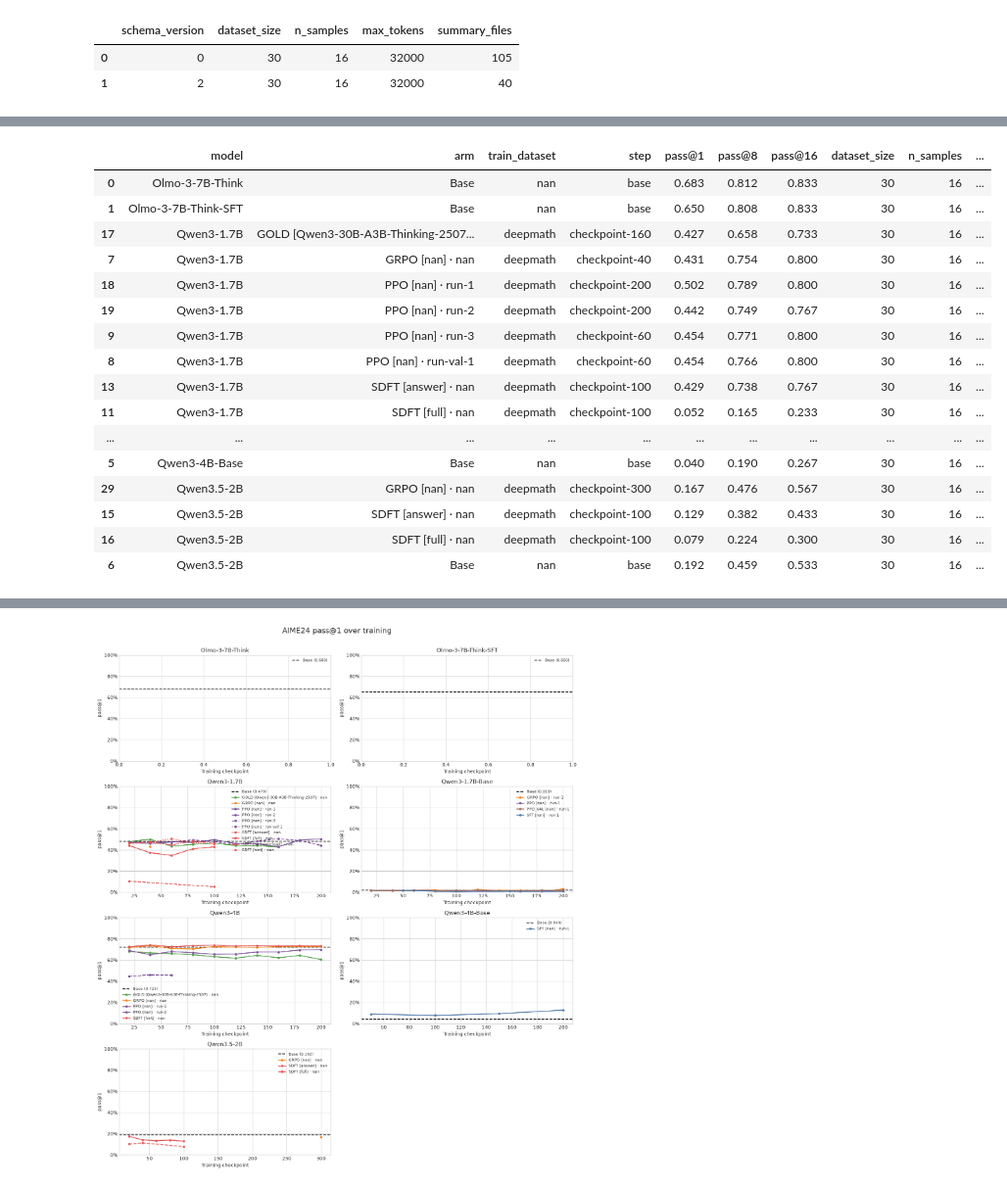
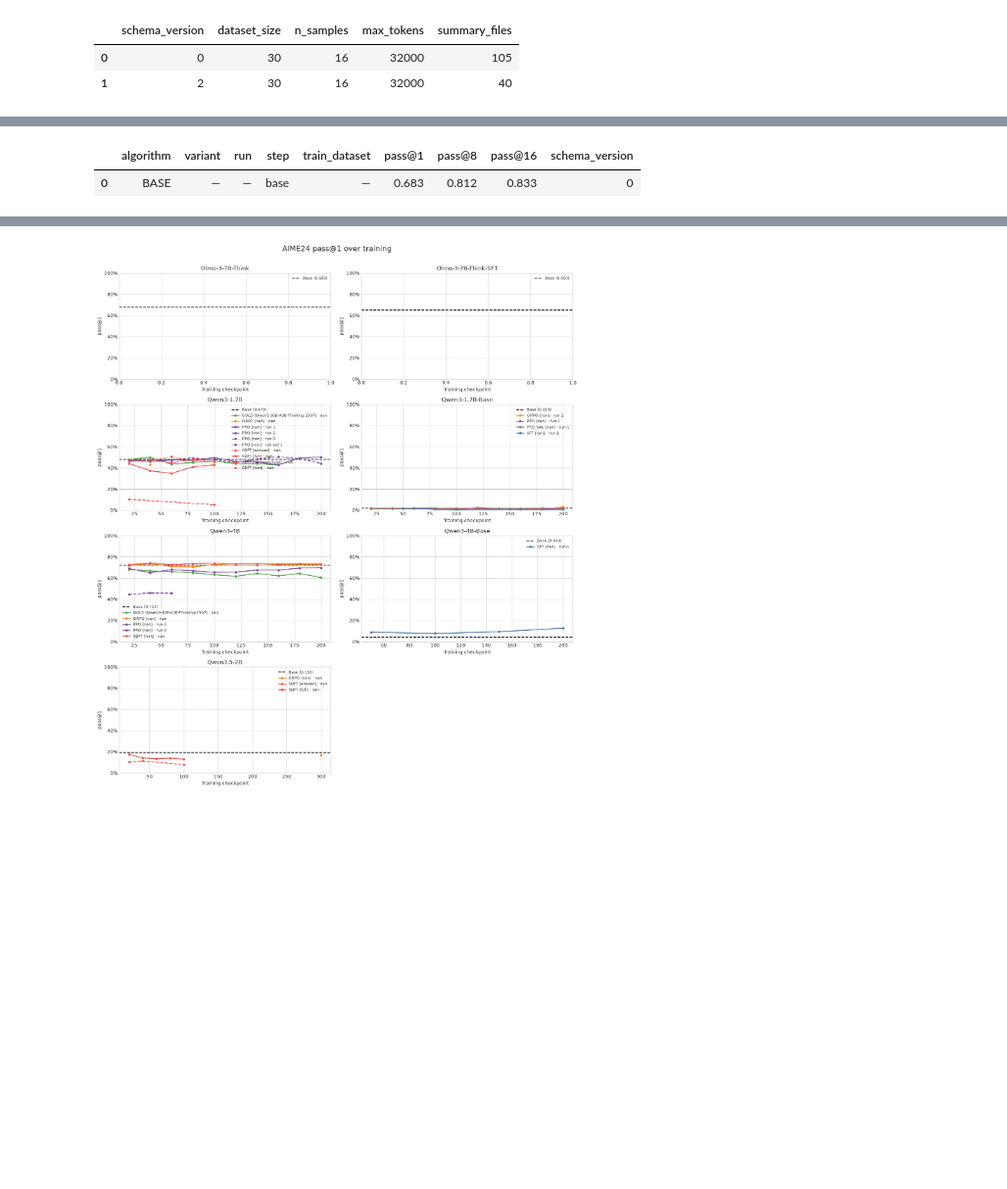
Before and after one commit to tatami-galaxy/self-distill, a Jupyter notebook: results/viz/results_overview.ipynb, the cells around one changed output, grey strips where cells are left out. Shown at 98% size. Drawn from its saved outputs; the diff is of its cells as text; code cells hidden in the pictures; blank space fills up the shorter version.

Commit message:
train self teacher, continue value function extensions. code review : self-teacher training stage 2. viz results, hint writeup

```diff
--- a/results/viz/results_overview.ipynb
+++ b/results/viz/results_overview.ipynb
@@ -157,41 +161,66 @@ Loaded 145 AIME24 summaries across 7 models.
 | 0 | 0 | 30 | 16 | 32000 | 105 |
 | 1 | 2 | 30 | 16 | 32000 | 40 |
 # %%
+AIME_BEST_K = 1  # Choose 1, 8, or 16.
+AIME_BEST_METRIC = f"pass@{AIME_BEST_K}"
+if AIME_BEST_K not in {1, 8, 16}:
+    raise ValueError(f"AIME_BEST_K must be one of 1, 8, or 16; got {AIME_BEST_K}")
+
+
 def method_label(row: pd.Series, include_run: bool = True) -> str:
     if row["algo"] == "base":
         return "Base"
     label = str(row["algo"]).upper()
     if row.get("variant"):
-        label += f" [{row['variant']}]"
+        label += " [" + str(row["variant"]) + "]"
     if include_run and row.get("run"):
-        label += f" · {row['run']}"
+        label += " · " + str(row["run"])
     return label
 
 
-def latest_aime_arms(frame: pd.DataFrame) -> pd.DataFrame:
-    base = frame[frame["is_base"]].copy()
-    trained = frame[~frame["is_base"]].copy()
-    trained["variant_key"] = trained["variant"].fillna("")
-    trained["run_key"] = trained["run"].fillna("")
-    group_columns = ["model", "train_dataset", "algo", "variant_key", "run_key"]
-    trained = (
-        trained.sort_values("checkpoint")
-        .groupby(group_columns, as_index=False, dropna=False)
-        .tail(1)
+def best_aime_by_algo(frame: pd.DataFrame, metric: str) -> pd.DataFrame:
+    """Select one best checkpoint per model and algorithm across all runs and variants.
+
+    If scores tie, prefer the earlier checkpoint, then variant and run name for a
+    deterministic result. The base evaluation is treated as the `base` algorithm.
+    """
+    candidates = frame.dropna(subset=[metric]).copy()
+    candidates["_checkpoint_sort"] = candidates["checkpoint"].fillna(-1)
+    candidates["_variant_sort"] = candidates["variant"].fillna("")
+    candidates["_run_sort"] = candidates["run"].fillna("")
+    candidates = candidates.sort_values(
+        ["model", "algo", metric, "_checkpoint_sort", "_variant_sort", "_run_sort"],
+        ascending=[True, True, False, True, True, True],
     )
-    latest = pd.concat([base, trained], ignore_index=True)
-    latest["arm"] = latest.apply(method_label, axis=1)
-    return latest.sort_values(["model", "is_base", "algo", "variant", "run"])
+    best = candidates.groupby(["model", "algo"], as_index=False, sort=False).head(1)
+    return best.drop(
+        columns=["_checkpoint_sort", "_variant_sort", "_run_sort"]
+    ).reset_index(drop=True)
 
 
-aime_latest = latest_aime_arms(aime)
-latest_columns = [
-    "model", "arm", "train_dataset", "step", "pass@1", "pass@8", "pass@16",
-    "dataset_size", "n_samples", "max_tokens", "schema_version",
-]
-display(
-    aime_latest[latest_columns]
-    .style.format({"pass@1": "{:.3f}", "pass@8": "{:.3f}", "pass@16": "{:.3f}"})
-    .background_gradient(subset=["pass@1", "pass@8", "pass@16"], cmap="Blues", vmin=0, vmax=1)
-)
+aime_best = best_aime_by_algo(aime, AIME_BEST_METRIC)
+for model, model_results in aime_best.groupby("model", sort=True):
+    table = model_results[
+        [
+            "algo", "variant", "run", "step", "train_dataset",
+            "pass@1", "pass@8", "pass@16", "schema_version",
+        ]
+    ].copy()
+    table["algorithm"] = table.pop("algo").str.upper()
+    for column in ("variant", "run", "train_dataset"):
+        table[column] = table[column].fillna("—")
+    table = table[
+        [
+            "algorithm", "variant", "run", "step", "train_dataset",
+            "pass@1", "pass@8", "pass@16", "schema_version",
+        ]
+    ]
+    display(
+        table.style
+        .set_caption(f"{model} — best {AIME_BEST_METRIC} checkpoint per algorithm")
+        .format({"pass@1": "{:.3f}", "pass@8": "{:.3f}", "pass@16": "{:.3f}"})
+        .background_gradient(
+            subset=[AIME_BEST_METRIC], cmap="Blues", vmin=0, vmax=1
+        )
+    )
 # %% [output]
@@ -198,17 +228,2 @@ display(
-|  | model | arm | train_dataset | step | pass@1 | pass@8 | pass@16 | dataset_size | n_samples | ... |
-| 0 | Olmo-3-7B-Think | Base | nan | base | 0.683 | 0.812 | 0.833 | 30 | 16 | ... |
-| 1 | Olmo-3-7B-Think-SFT | Base | nan | base | 0.650 | 0.808 | 0.833 | 30 | 16 | ... |
-| 17 | Qwen3-1.7B | GOLD [Qwen3-30B-A3B-Thinking-2507... | deepmath | checkpoint-160 | 0.427 | 0.658 | 0.733 | 30 | 16 | ... |
-| 7 | Qwen3-1.7B | GRPO [nan] · nan | deepmath | checkpoint-40 | 0.431 | 0.754 | 0.800 | 30 | 16 | ... |
-| 18 | Qwen3-1.7B | PPO [nan] · run-1 | deepmath | checkpoint-200 | 0.502 | 0.789 | 0.800 | 30 | 16 | ... |
-| 19 | Qwen3-1.7B | PPO [nan] · run-2 | deepmath | checkpoint-200 | 0.442 | 0.749 | 0.767 | 30 | 16 | ... |
-| 9 | Qwen3-1.7B | PPO [nan] · run-3 | deepmath | checkpoint-60 | 0.454 | 0.771 | 0.800 | 30 | 16 | ... |
-| 8 | Qwen3-1.7B | PPO [nan] · run-val-1 | deepmath | checkpoint-60 | 0.454 | 0.766 | 0.800 | 30 | 16 | ... |
-| 13 | Qwen3-1.7B | SDFT [answer] · nan | deepmath | checkpoint-100 | 0.429 | 0.738 | 0.767 | 30 | 16 | ... |
-| 11 | Qwen3-1.7B | SDFT [full] · nan | deepmath | checkpoint-100 | 0.052 | 0.165 | 0.233 | 30 | 16 | ... |
-| ... | ... | ... | ... | ... | ... | ... | ... | ... | ... | ... |
-| 5 | Qwen3-4B-Base | Base | nan | base | 0.040 | 0.190 | 0.267 | 30 | 16 | ... |
-| 29 | Qwen3.5-2B | GRPO [nan] · nan | deepmath | checkpoint-300 | 0.167 | 0.476 | 0.567 | 30 | 16 | ... |
-| 15 | Qwen3.5-2B | SDFT [answer] · nan | deepmath | checkpoint-100 | 0.129 | 0.382 | 0.433 | 30 | 16 | ... |
-| 16 | Qwen3.5-2B | SDFT [full] · nan | deepmath | checkpoint-100 | 0.079 | 0.224 | 0.300 | 30 | 16 | ... |
-| 6 | Qwen3.5-2B | Base | nan | base | 0.192 | 0.459 | 0.533 | 30 | 16 | ... |
+|  | algorithm | variant | run | step | train_dataset | pass@1 | pass@8 | pass@16 | schema_version |
+| 0 | BASE | — | — | base | — | 0.683 | 0.812 | 0.833 | 0 |
```
Also changed, not shown: parts of 15 cells of this notebook, 1 other file.
